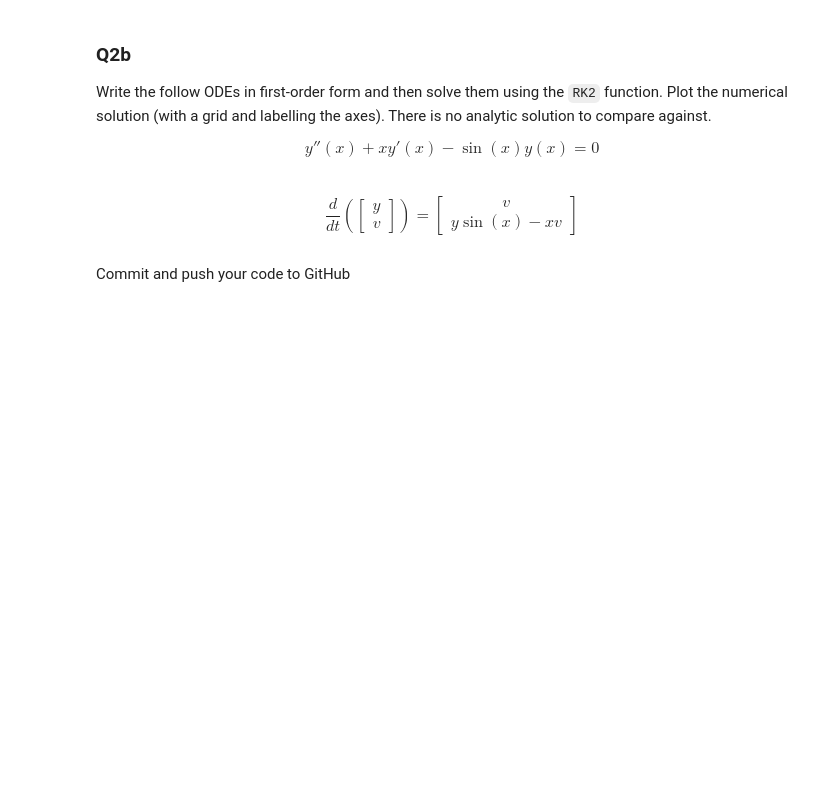
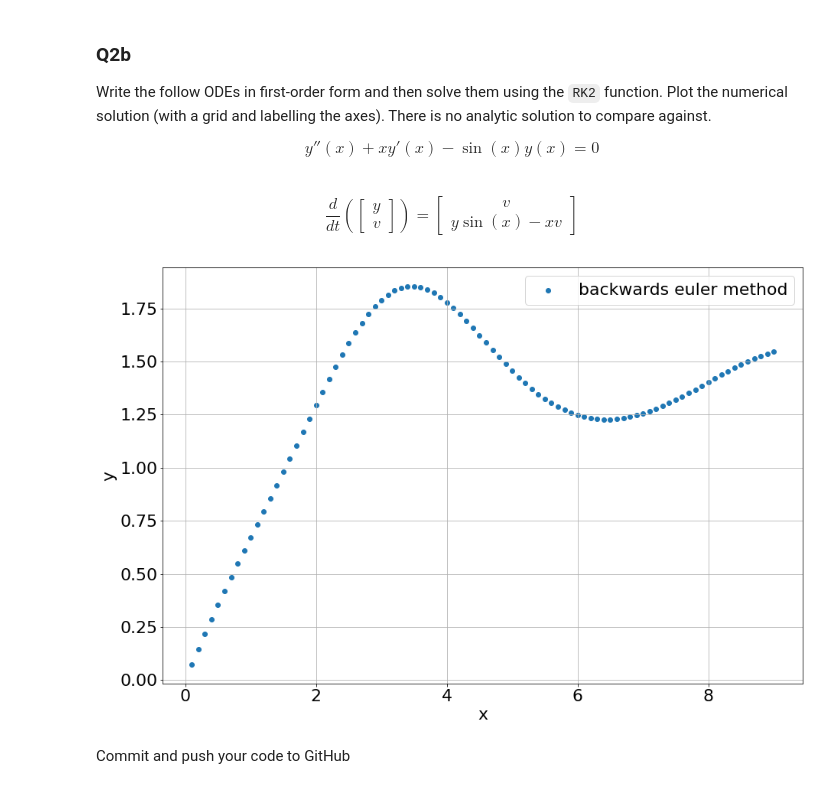
Before and after one commit to Padraig-Ryan/ACM20030-Assignments, a Jupyter notebook: Assignment-3.ipynb, the cells around one changed output. Cells and saved outputs as stored; diff of their text form; code cells hidden in the pictures; blank space fills up the shorter version.

```diff
--- a/Assignment-3.ipynb
+++ b/Assignment-3.ipynb
@@ -286,6 +306,25 @@ $$\frac{d}{dt}(\begin{bmatrix}
     v  \\  y\sin(x) - xv
 \end{bmatrix}
 $$
+# %%
+def function3(x,y):
+    return np.array([y[1], -1*x*y[1]+y[0]*np.sin(x)])
+
+rkoutput2 = RK2(function3,0.1,0,y0,int((1/0.1)*9))
+#rkoutputTemp2 = RK2(function3,0.03,0,y0,int((1/0.03)*9))
+
+plt.scatter(rkoutput2[:,0],rkoutput2[:,1],label="backwards euler method")
+#plt.scatter(rkoutputTemp2[:,0],rkoutputTemp2[:,1],label="backwards euler methodtemp")
+
+x = np.arange(0,9+.1,0.1)
+plt.grid("True")
+#plt.plot(x,analyticSolution(x),label="analytic solution")
+plt.legend()
+plt.xlabel('x')
+plt.ylabel('y')
+plt.show()
+# %% [output]
+[figure, added]
 # %% [markdown]
 Commit and push your code to GitHub
 # %% [markdown]
```
Also changed, not shown: parts of 6 cells of this notebook.
